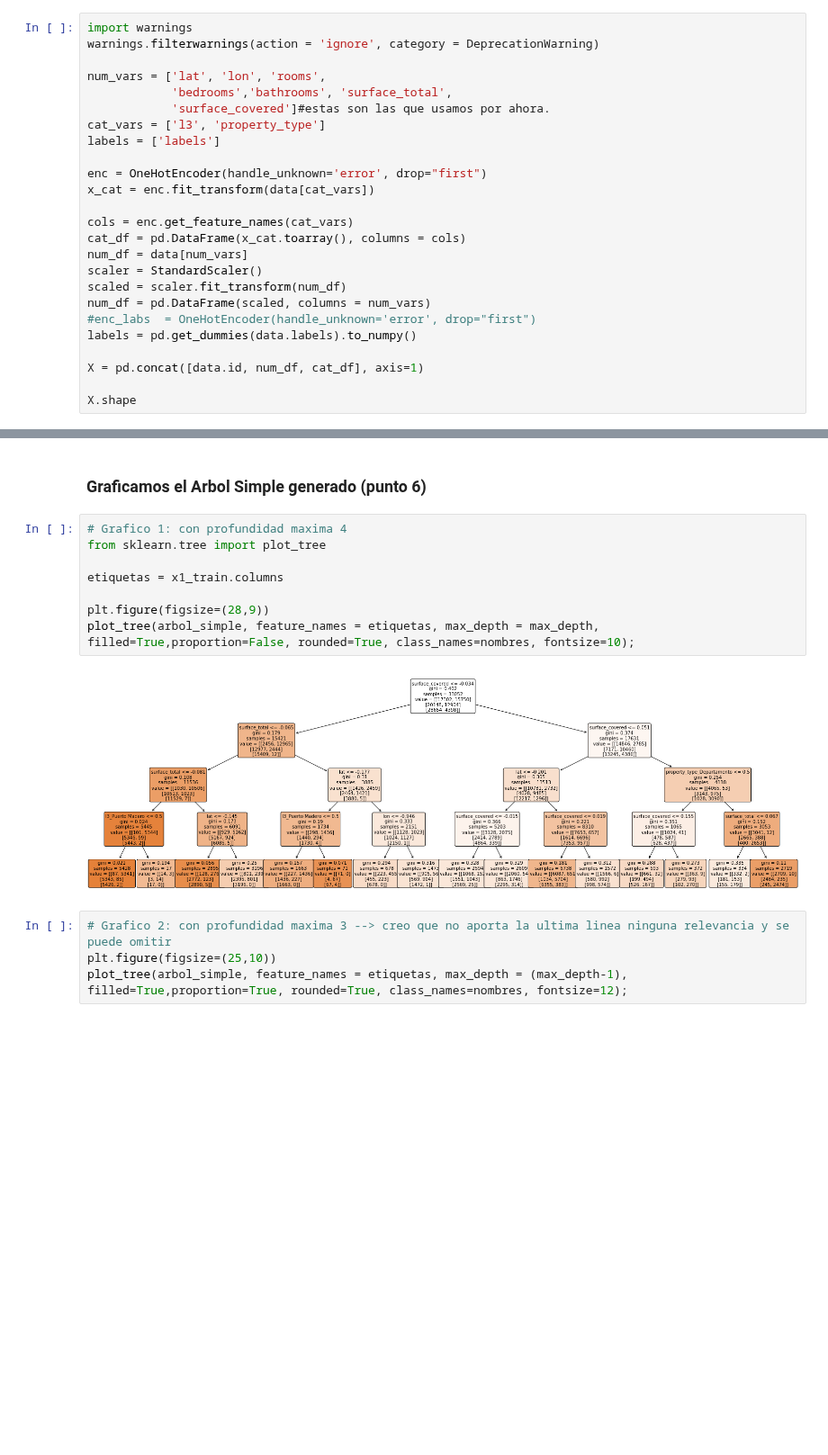
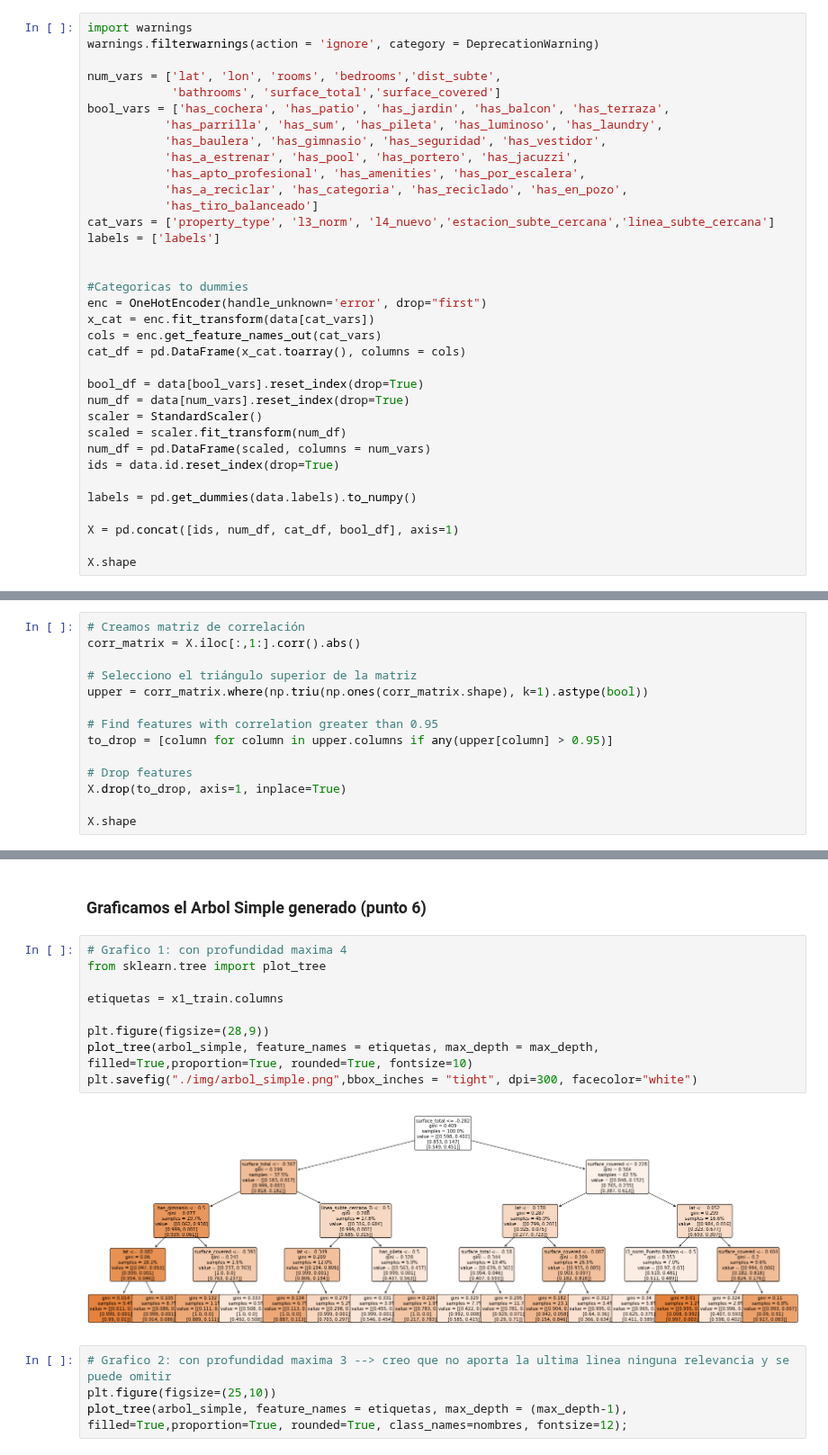
Before and after one commit to Ignacio-Ibarra/tpAA, a Jupyter notebook: Modelado.ipynb, the cells around one changed output, grey strips where cells are left out. Shown at 90% size. Saved outputs shown, nothing was run; the diff lists cells and outputs as text; blank space fills up the shorter version.

Commit message:
plot_tree&tablas&FE&Modelado

```diff
--- a/Modelado.ipynb
+++ b/Modelado.ipynb
@@ -206,25 +190,35 @@ tabla.set_index("Clases")
 import warnings
 warnings.filterwarnings(action = 'ignore', category = DeprecationWarning)
 
-num_vars = ['lat', 'lon', 'rooms',
-            'bedrooms','bathrooms', 'surface_total',
-            'surface_covered']#estas son las que usamos por ahora.
-cat_vars = ['l3', 'property_type']
+num_vars = ['lat', 'lon', 'rooms', 'bedrooms','dist_subte',
+            'bathrooms', 'surface_total','surface_covered']
+bool_vars = ['has_cochera', 'has_patio', 'has_jardin', 'has_balcon', 'has_terraza',
+           'has_parrilla', 'has_sum', 'has_pileta', 'has_luminoso', 'has_laundry',
+           'has_baulera', 'has_gimnasio', 'has_seguridad', 'has_vestidor',
+           'has_a_estrenar', 'has_pool', 'has_portero', 'has_jacuzzi',
+           'has_apto_profesional', 'has_amenities', 'has_por_escalera',
+           'has_a_reciclar', 'has_categoria', 'has_reciclado', 'has_en_pozo',
+           'has_tiro_balanceado']
+cat_vars = ['property_type', 'l3_norm', 'l4_nuevo','estacion_subte_cercana','linea_subte_cercana']
 labels = ['labels']
 
+
+#Categoricas to dummies
 enc = OneHotEncoder(handle_unknown='error', drop="first")
 x_cat = enc.fit_transform(data[cat_vars])
+cols = enc.get_feature_names_out(cat_vars)
+cat_df = pd.DataFrame(x_cat.toarray(), columns = cols)
 
-cols = enc.get_feature_names(cat_vars)
-cat_df = pd.DataFrame(x_cat.toarray(), columns = cols)
-num_df = data[num_vars]
+bool_df = data[bool_vars].reset_index(drop=True)
+num_df = data[num_vars].reset_index(drop=True)
 scaler = StandardScaler()
 scaled = scaler.fit_transform(num_df)
 num_df = pd.DataFrame(scaled, columns = num_vars)
-#enc_labs  = OneHotEncoder(handle_unknown='error', drop="first")
+ids = data.id.reset_index(drop=True)
+
 labels = pd.get_dummies(data.labels).to_numpy()
 
-X = pd.concat([data.id, num_df, cat_df], axis=1)
+X = pd.concat([ids, num_df, cat_df, bool_df], axis=1)
 
 X.shape
 # %% [output]
@@ -231,0 +228,14 @@ X.shape
+# %%
+# Creamos matriz de correlación
+corr_matrix = X.iloc[:,1:].corr().abs()
+
+# Selecciono el triángulo superior de la matriz
+upper = corr_matrix.where(np.triu(np.ones(corr_matrix.shape), k=1).astype(bool))
+
+# Find features with correlation greater than 0.95
+to_drop = [column for column in upper.columns if any(upper[column] > 0.95)]
+
+# Drop features
+X.drop(to_drop, axis=1, inplace=True)
+
+X.shape
@@ -367,13 +412,14 @@ especificity (diagonal / Filas ): del total que
 # %%
 # Grafico 1: con profundidad maxima 4
 from sklearn.tree import plot_tree
 
 etiquetas = x1_train.columns
 
 plt.figure(figsize=(28,9))
-plot_tree(arbol_simple, feature_names = etiquetas, max_depth = max_depth, filled=True,proportion=False, rounded=True, class_names=nombres, fontsize=10);
+plot_tree(arbol_simple, feature_names = etiquetas, max_depth = max_depth, filled=True,proportion=True, rounded=True, fontsize=10)
+plt.savefig("./img/arbol_simple.png",bbox_inches = "tight", dpi=300, facecolor="white")
 # %% [output]
-[figure, old version]
+[figure, new version]
 # %%
 # Grafico 2: con profundidad maxima 3 --> creo que no aporta la ultima linea ninguna relevancia y se puede omitir
 plt.figure(figsize=(25,10))
```
Also changed, not shown: parts of 24 cells of this notebook, 4 other files.
